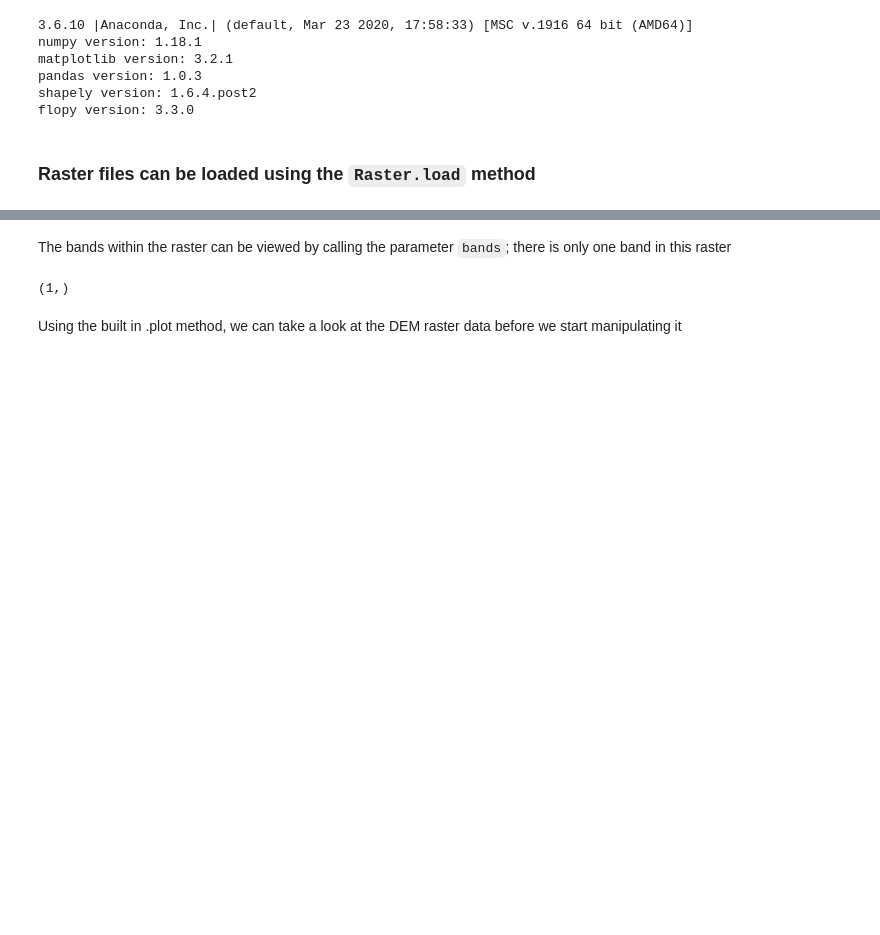
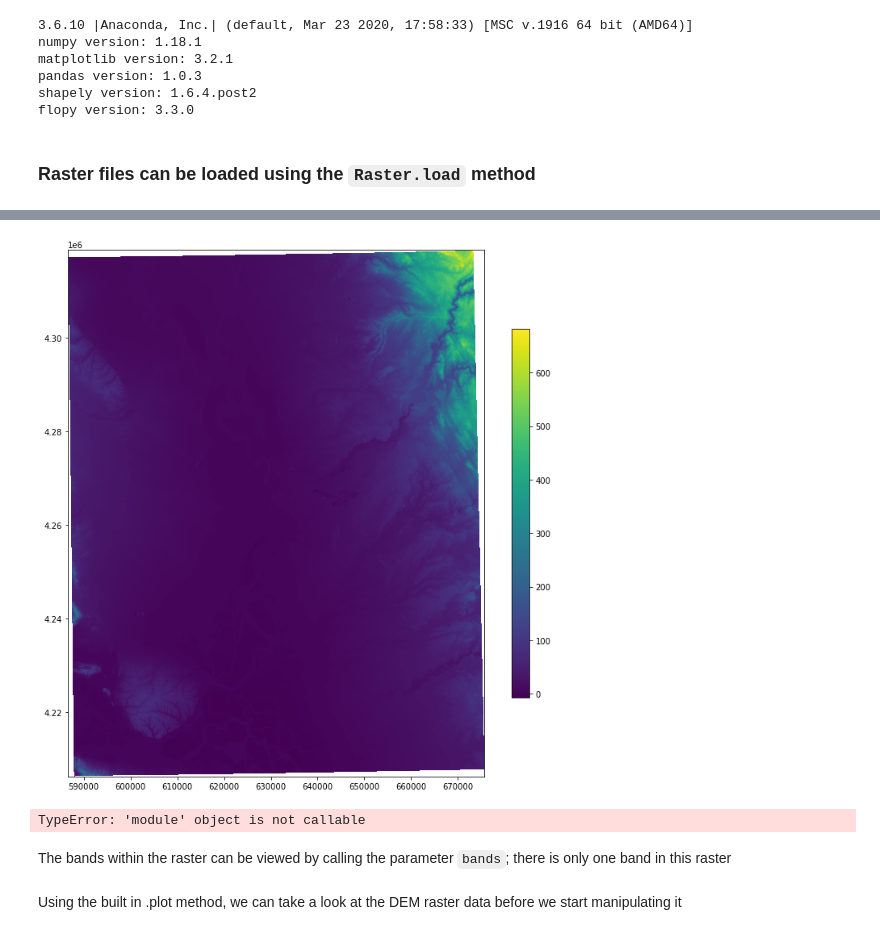
Before and after one commit to ajcalder/modflow-practice, a Jupyter notebook: BasicCosumnes/Basic Cosumnes.ipynb, the cells around one changed output, grey strips where cells are left out. Cells and saved outputs as stored; diff of their text form; code cells hidden in the pictures; blank space fills up the shorter version.

```diff
--- a/BasicCosumnes/Basic Cosumnes.ipynb
+++ b/BasicCosumnes/Basic Cosumnes.ipynb
@@ -158,9 +294,19 @@ ModuleNotFoundError: No module named 'geopandas'
+# %%
+fig = plt.figure(figsize=(12, 12))
+ax = fig.add_subplot(1, 1, 1, aspect='equal')
+
+ax = rio10_utm.plot(ax=ax)
+plt.colorbar(ax.images[0], shrink=0.7);
+# %% [output]
+[figure, added]
+# %%
+# Clipping 10 meter DEM for the model domain
+from rasterio import mask
+out_img, out_transform = mask(raster=rio10, shapes=geoms, crop=True)
+# %% [output]
+TypeError: 'module' object is not callable
 # %% [markdown]
 The bands within the raster can be viewed by calling the parameter `bands`; there is only one band in this raster
-# %%
-rio.bands
-# %% [output]
-(1,)
 # %% [markdown]
 Using the built in .plot method, we can take a look at the DEM raster data before we start manipulating it
 # %%
```
Also changed, not shown: parts of 32 cells of this notebook.
